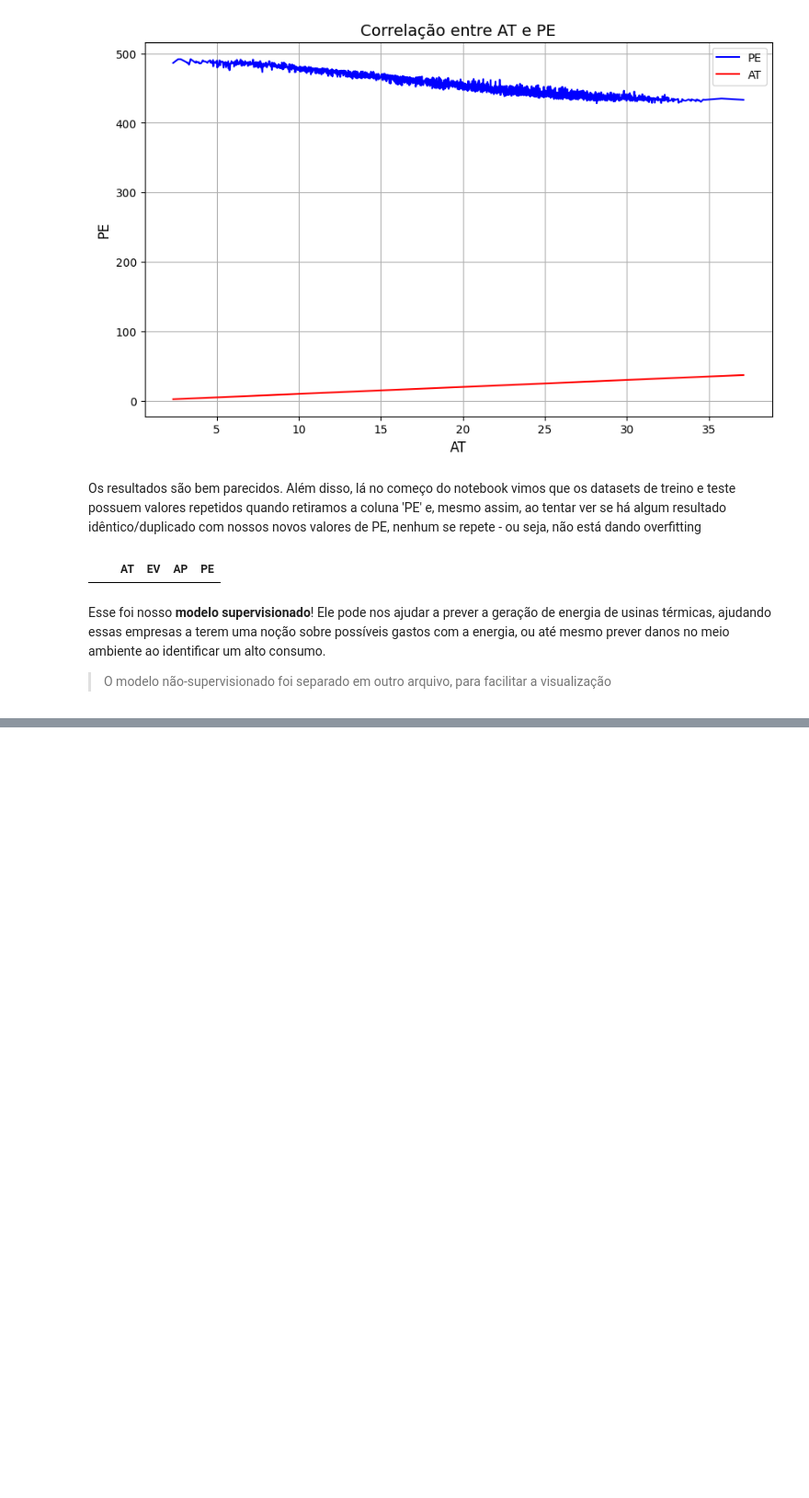
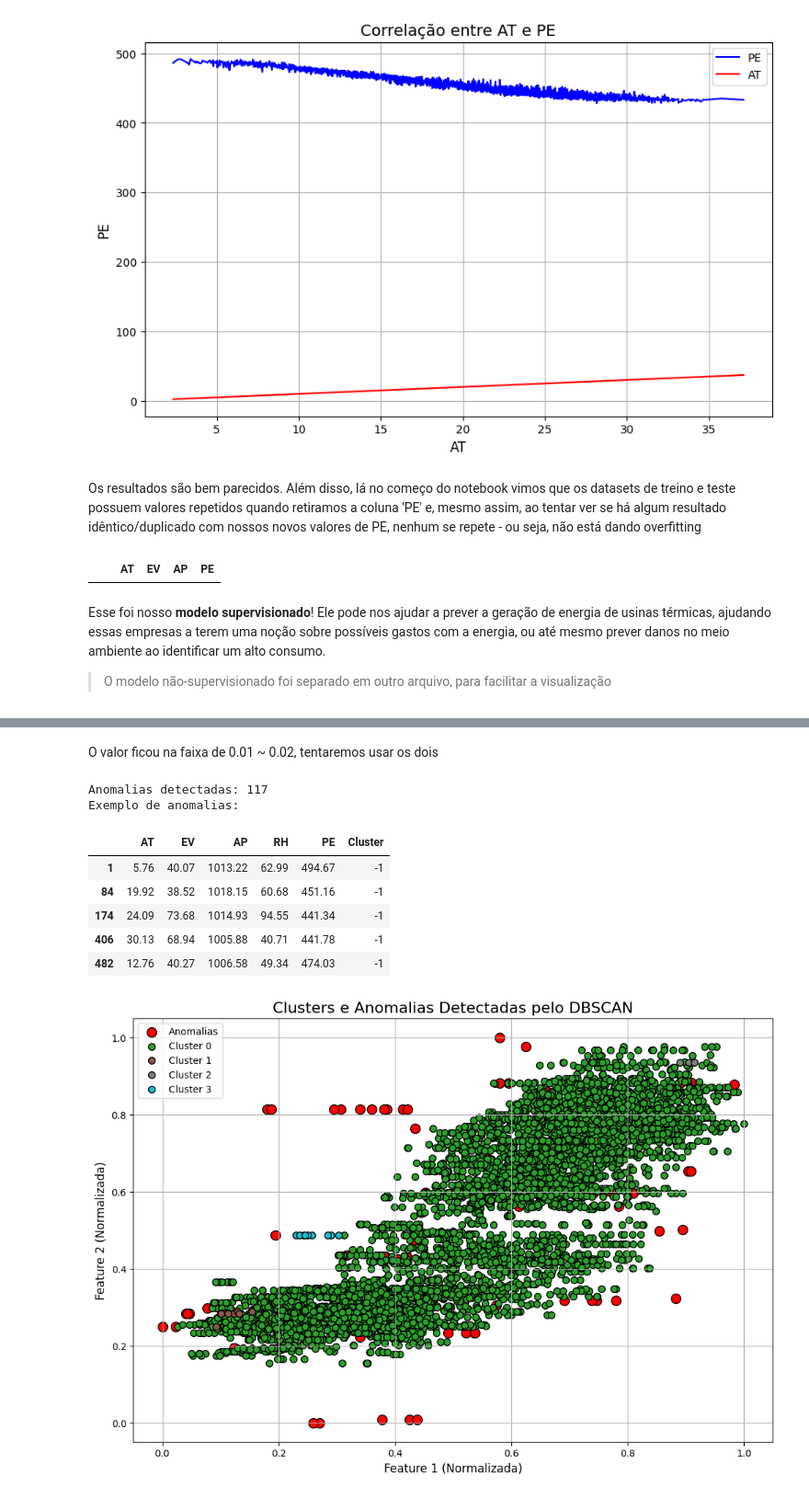
Before and after one commit to Matheus-Chaves/santander-coders-ml2, a Jupyter notebook: supervised_model.ipynb, the cells around one changed output, grey strips where cells are left out. Shown at 92% size. Drawn from its saved outputs; the diff is of its cells as text; code cells hidden in the pictures; blank space fills up the shorter version.

```diff
--- a/supervised_model.ipynb
+++ b/supervised_model.ipynb
@@ -761,0 +874,57 @@ Esse foi nosso **modelo supervisionado**! Ele pode nos ajudar a prever a geraç
+# %% [markdown]
+O valor ficou na faixa de 0.01 ~ 0.02, tentaremos usar os dois
+# %%
+dbscan = DBSCAN(eps=0.01)
+dbscan.fit(scaled_energy_train_data)
+
+energy_train_data['Cluster'] = dbscan.labels_
+anomalies = energy_train_data[energy_train_data['Cluster'] == -1]
+
+print(f"Anomalias detectadas: {len(anomalies)}")
+if len(anomalies) > 0:
+    print("Exemplo de anomalias:")
+    display(anomalies.head())
+
+fig, ax = plt.subplots(figsize=(12, 8))
+clusters = dbscan.labels_
+unique_clusters = np.unique(clusters)
+colors = plt.cm.tab10(np.linspace(0, 1, len(unique_clusters)))
+
+for cluster, color in zip(unique_clusters, colors):
+    cluster_data = scaled_energy_train_data[clusters == cluster]
+    if cluster == -1:  # Anomalias
+        ax.scatter(
+            cluster_data[:, 0],
+            cluster_data[:, 1],
+            color='red',
+            edgecolor='k',
+            s=100,
+            label='Anomalias'
+        )
+    else:  # Clusters normais
+        ax.scatter(
+            cluster_data[:, 0],
+            cluster_data[:, 1],
+            color=color,
+            edgecolor='k',
+            s=50,
+            label=f'Cluster {cluster}'
+        )
+
+# Melhorias no gráfico
+ax.set_title("Clusters e Anomalias Detectadas pelo DBSCAN", fontsize=16)
+ax.set_xlabel("Feature 1 (Normalizada)", fontsize=12)
+ax.set_ylabel("Feature 2 (Normalizada)", fontsize=12)
+ax.legend(loc='best', fontsize=10)
+ax.grid(True)
+plt.show()
+# %% [output]
+Anomalias detectadas: 117
+Exemplo de anomalias:
+|  | AT | EV | AP | RH | PE | Cluster |
+| 1 | 5.76 | 40.07 | 1013.22 | 62.99 | 494.67 | -1 |
+| 84 | 19.92 | 38.52 | 1018.15 | 60.68 | 451.16 | -1 |
+| 174 | 24.09 | 73.68 | 1014.93 | 94.55 | 441.34 | -1 |
+| 406 | 30.13 | 68.94 | 1005.88 | 40.71 | 441.78 | -1 |
+| 482 | 12.76 | 40.27 | 1006.58 | 49.34 | 474.03 | -1 |
+[figure, added]
```
Also changed, not shown: parts of 10 cells of this notebook.
